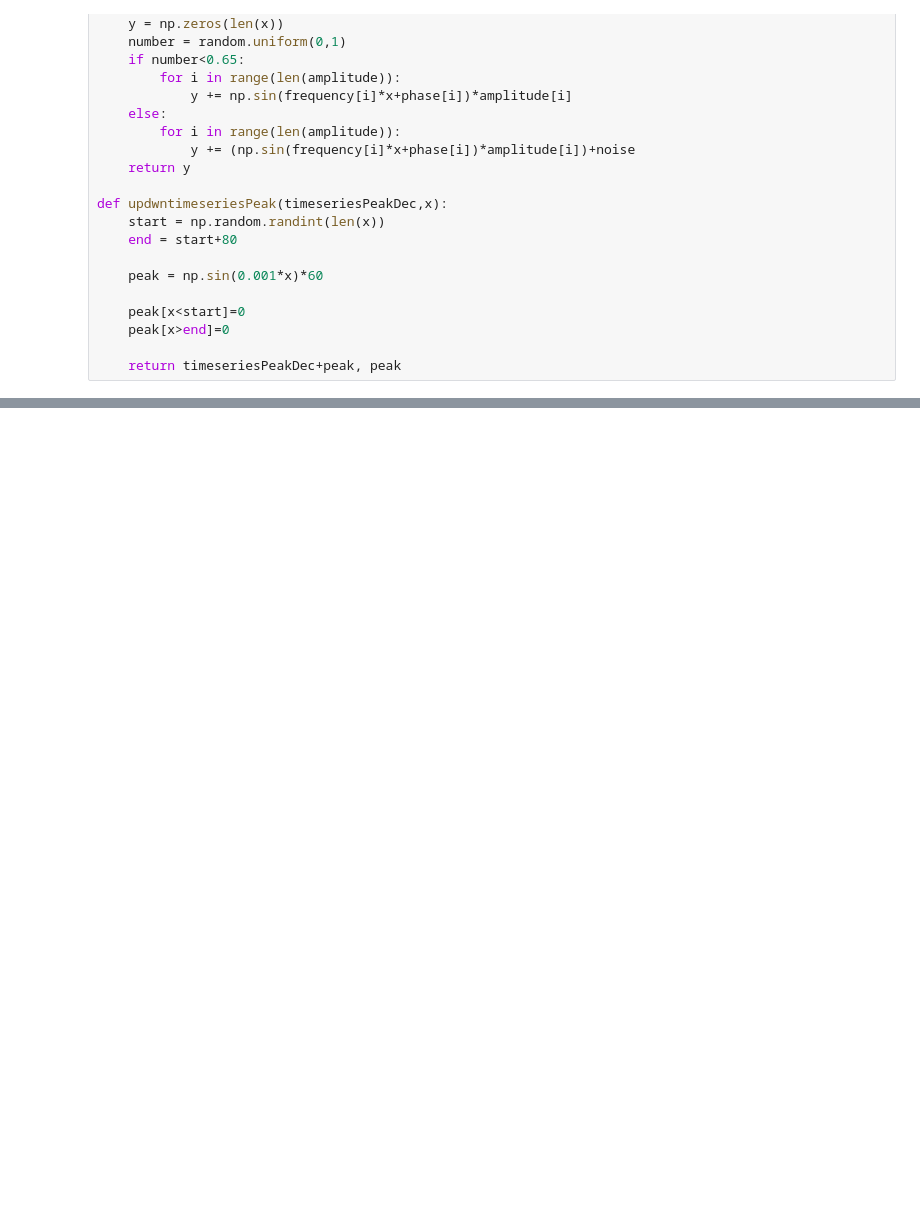
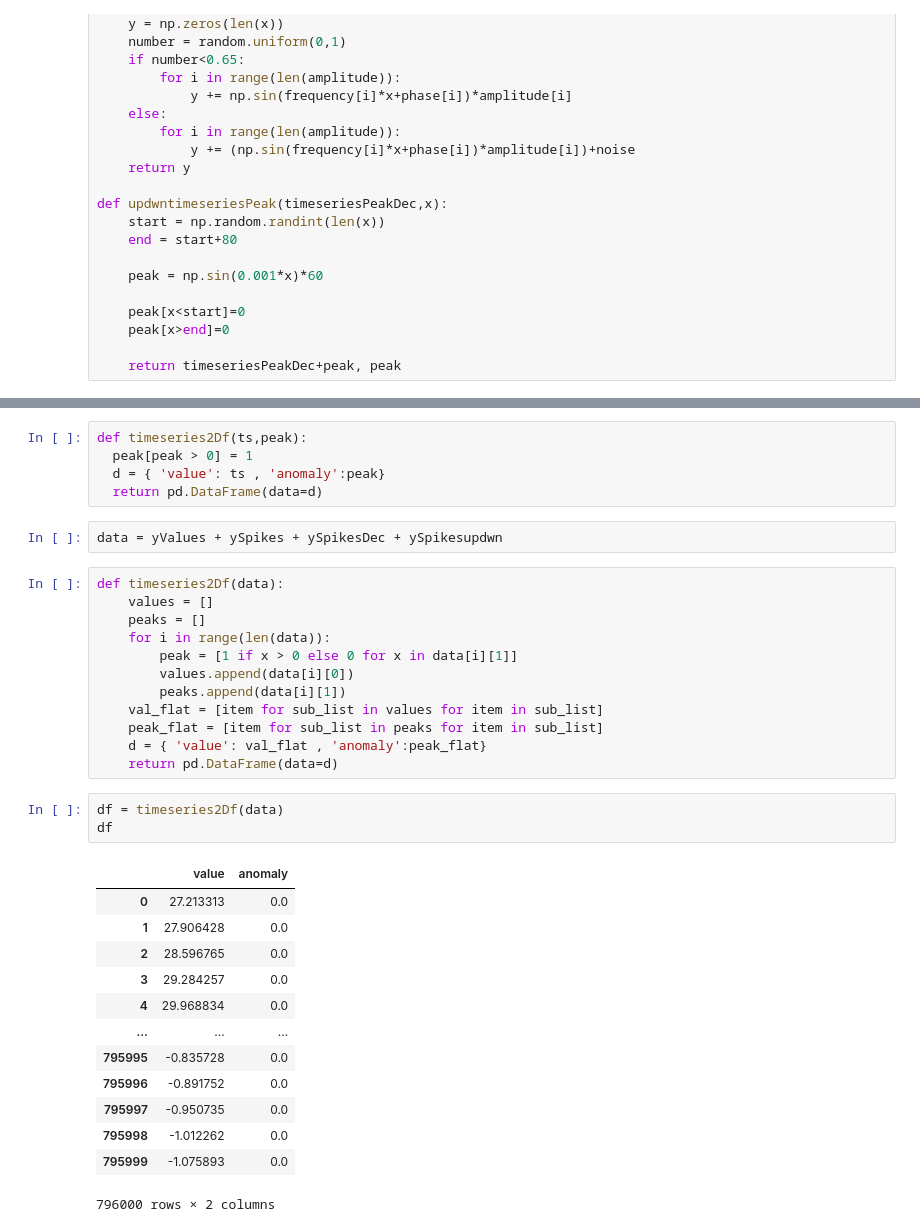
Before and after one commit to OscarCabreraRodriguez/TimeSeriesAnomalyDetection, a Jupyter notebook: ADND.ipynb, the cells around one changed output, grey strips where cells are left out. Drawn from its saved outputs; the diff is of its cells as text; blank space fills up the shorter version.

Commit message:
updade threeTS and DataSet 2

```diff
--- a/ADND.ipynb
+++ b/ADND.ipynb
@@ -183,0 +185,36 @@ for i in range(0,len(yValuesupdwn)):
+# %%
+def timeseries2Df(ts,peak):
+  peak[peak > 0] = 1
+  d = { 'value': ts , 'anomaly':peak}
+  return pd.DataFrame(data=d)
+# %%
+data = yValues + ySpikes + ySpikesDec + ySpikesupdwn
+# %%
+def timeseries2Df(data):
+    values = []
+    peaks = []
+    for i in range(len(data)):
+        peak = [1 if x > 0 else 0 for x in data[i][1]]
+        values.append(data[i][0])
+        peaks.append(data[i][1])
+    val_flat = [item for sub_list in values for item in sub_list]
+    peak_flat = [item for sub_list in peaks for item in sub_list]
+    d = { 'value': val_flat , 'anomaly':peak_flat}
+    return pd.DataFrame(data=d)
+# %%
+df = timeseries2Df(data)
+df
+# %% [output]
+|  | value | anomaly |
+| 0 | 27.213313 | 0.0 |
+| 1 | 27.906428 | 0.0 |
+| 2 | 28.596765 | 0.0 |
+| 3 | 29.284257 | 0.0 |
+| 4 | 29.968834 | 0.0 |
+| ... | ... | ... |
+| 795995 | -0.835728 | 0.0 |
+| 795996 | -0.891752 | 0.0 |
+| 795997 | -0.950735 | 0.0 |
+| 795998 | -1.012262 | 0.0 |
+| 795999 | -1.075893 | 0.0 |
+796000 rows × 2 columns
```
Also changed, not shown: parts of 19 cells of this notebook.
